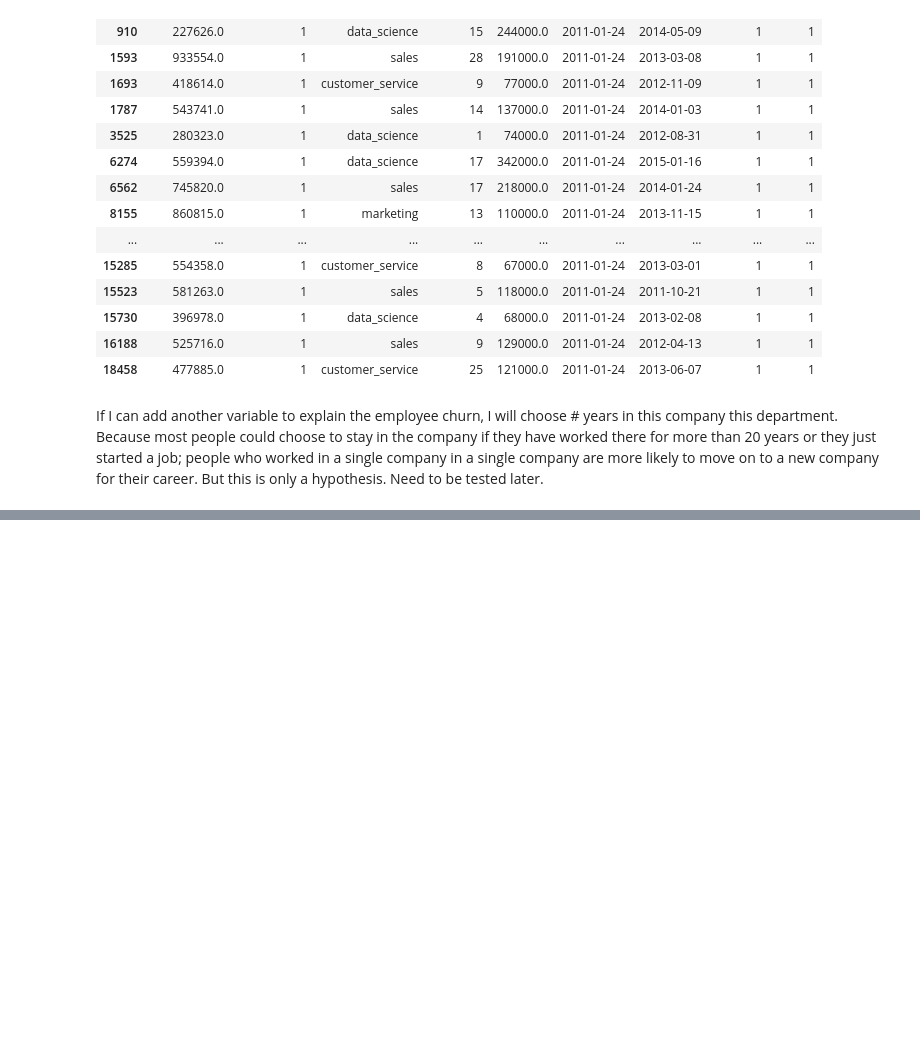
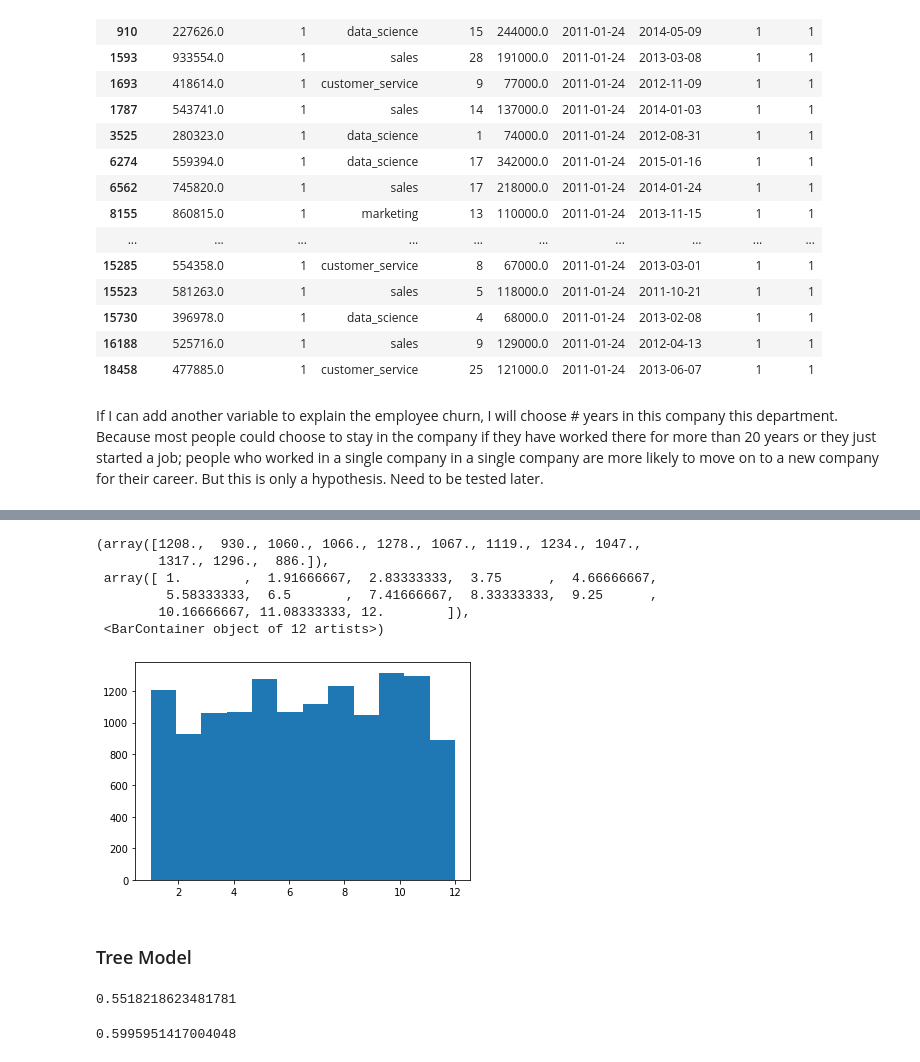
Before and after one commit to cali-li/take-home-challenges, a Jupyter notebook: 03Employee Retention.ipynb, the cells around one changed output, grey strips where cells are left out. Drawn from its saved outputs; the diff is of its cells as text; code cells hidden in the pictures; blank space fills up the shorter version.

```diff
--- a/03Employee Retention.ipynb
+++ b/03Employee Retention.ipynb
@@ -311,0 +376,12 @@ If I can add another variable to explain the employee churn, I will choose # yea
+# %%
+plt.hist(data.quit_date.dt.month,bins=12)
+# %% [output]
+(array([1208.,  930., 1060., 1066., 1278., 1067., 1119., 1234., 1047.,
+        1317., 1296.,  886.]),
+ array([ 1.        ,  1.91666667,  2.83333333,  3.75      ,  4.66666667,
+         5.58333333,  6.5       ,  7.41666667,  8.33333333,  9.25      ,
+        10.16666667, 11.08333333, 12.        ]),
+ <BarContainer object of 12 artists>)
+[figure, added]
+# %% [markdown]
+### Tree Model
@@ -311,0 +403,10 @@ If I can add another variable to explain the employee churn, I will choose # yea
+# %%
+y_pred=tree.predict(x_test)
+metrics.accuracy_score(y_test,y_pred)
+# %% [output]
+0.5518218623481781
+# %%
+y_pred_train=tree.predict(x_train)
+metrics.accuracy_score(y_train,y_pred_train)
+# %% [output]
+0.5995951417004048
```
Also changed, not shown: parts of 18 cells of this notebook.
